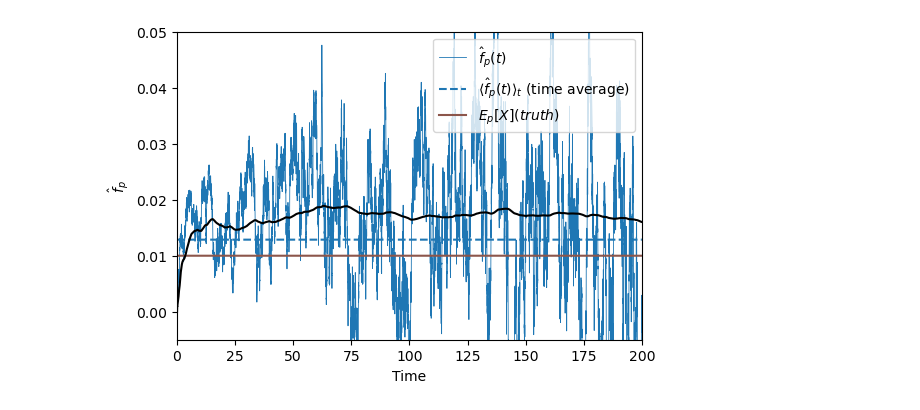
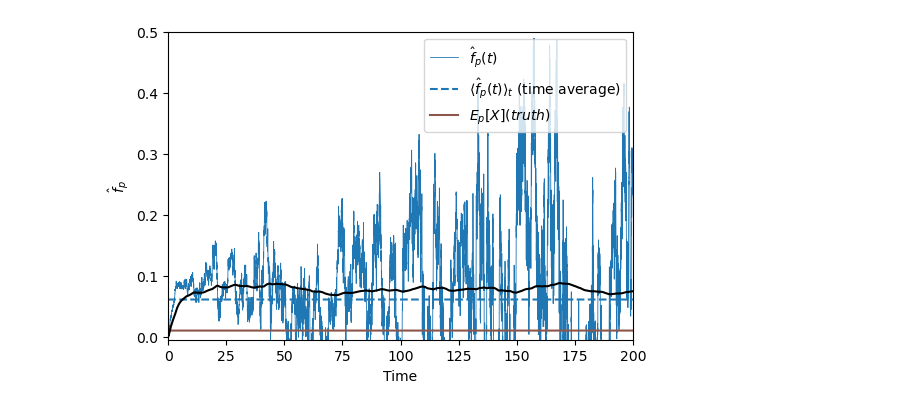
Before and after one commit to elevien/SizeStructuredPopulations, a Jupyter notebook: paper-figures/FIG4.ipynb, the cells around one changed output. Cells and saved outputs as stored; diff of their text form; code cells hidden in the pictures.

```diff
--- a/paper-figures/FIG4.ipynb
+++ b/paper-figures/FIG4.ipynb
@@ -33,9 +19,8 @@ ERROR: Method overwriting is not permitted during Module precompilation. Use `__
 # %%
-# seed the random number generator for reproducibility
-Random.seed!(1234);
+
 model = GrowthModel(M1()...)
 init = vcat([0.0], [0.0, 0.0], zeros(3))
-T = 1000.0
+T = 100.0
 dt = 0.01
 Tmax = T
 
@@ -111,22 +99,22 @@ dfR_avg = dfR_avg[dfR_avg.time .< 500,:]
 # %%
 fig,ax = subplots(figsize=(6,4))
 u = dfR_avg.num ./ dfR_avg.dum
 ax.plot(dfR_avg.time,u,"C0-",alpha=1,lw=0.6,label=L"$\hat{f}_p(t)$")
 ax.plot(dfR_avg.time,ones(length(u)).*mean(skipmissing(replace(u, NaN => missing))),"C0--",label=L"$\langle \hat{f}_p(t) \rangle_t$ (time average)")
 ax.plot(dfR_avg.time,ones(length(u))*0.01/1,"C5-",label=L"$E_p[X] (truth)$")
 # average u over moving window
 window = 5000
 #u_avg = [mean(u[max(1,i-window+1):i]) for i in 1:length(u)]
 u_avg = [mean(u[1:i]) for i in 1:length(u)]#
 ax.plot(dfR_avg.time,u_avg,"k-")
 ax.set_xlim(-0.1,200)
-ax.set_ylim([-0.005,0.05])
+ax.set_ylim([-0.005,0.5])
 ax.set_xlabel("Time")
 ax.set_ylabel(L"$\hat{f}_p$")
 ax.legend(loc="upper right")
 savefig("./fig4.pdf")
 
 
 fig
 # %% [output]
-[figure, old version]
+[figure, new version]
```
Also changed, not shown: parts of 4 cells of this notebook, 10 other files.
